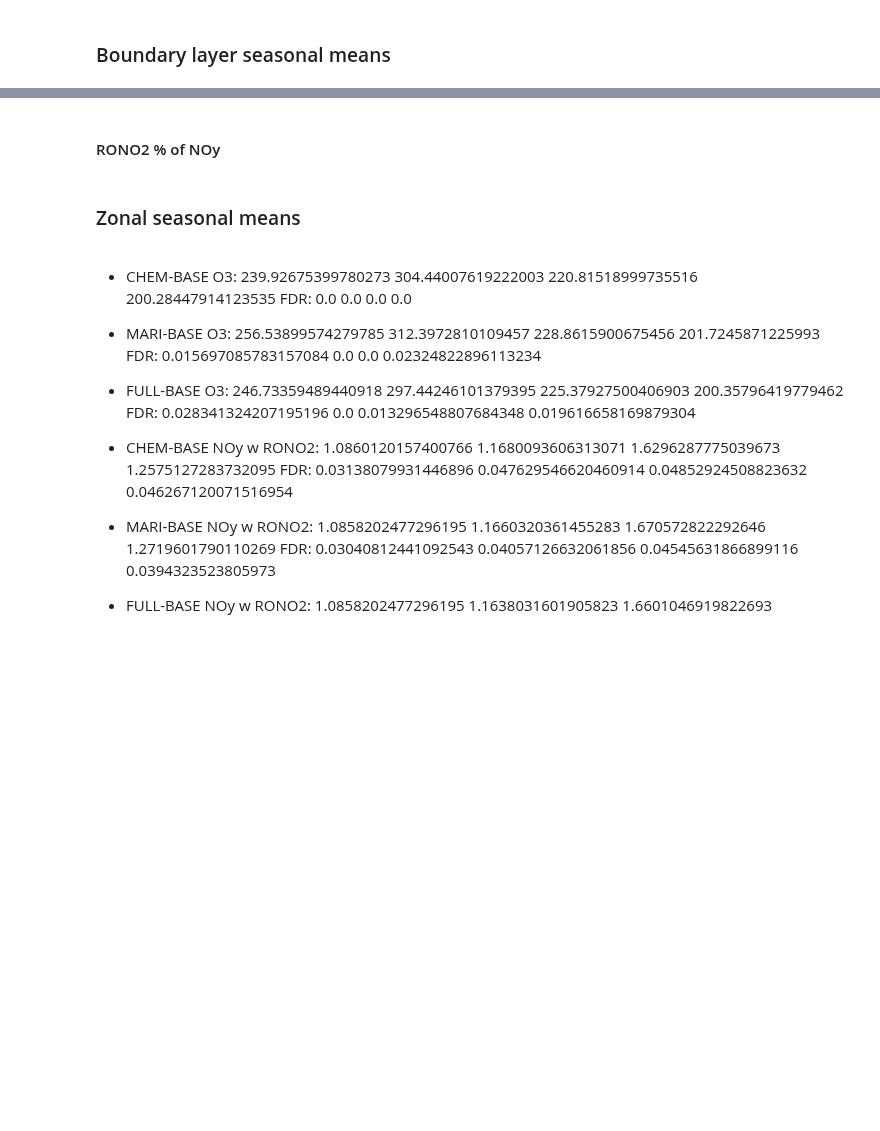
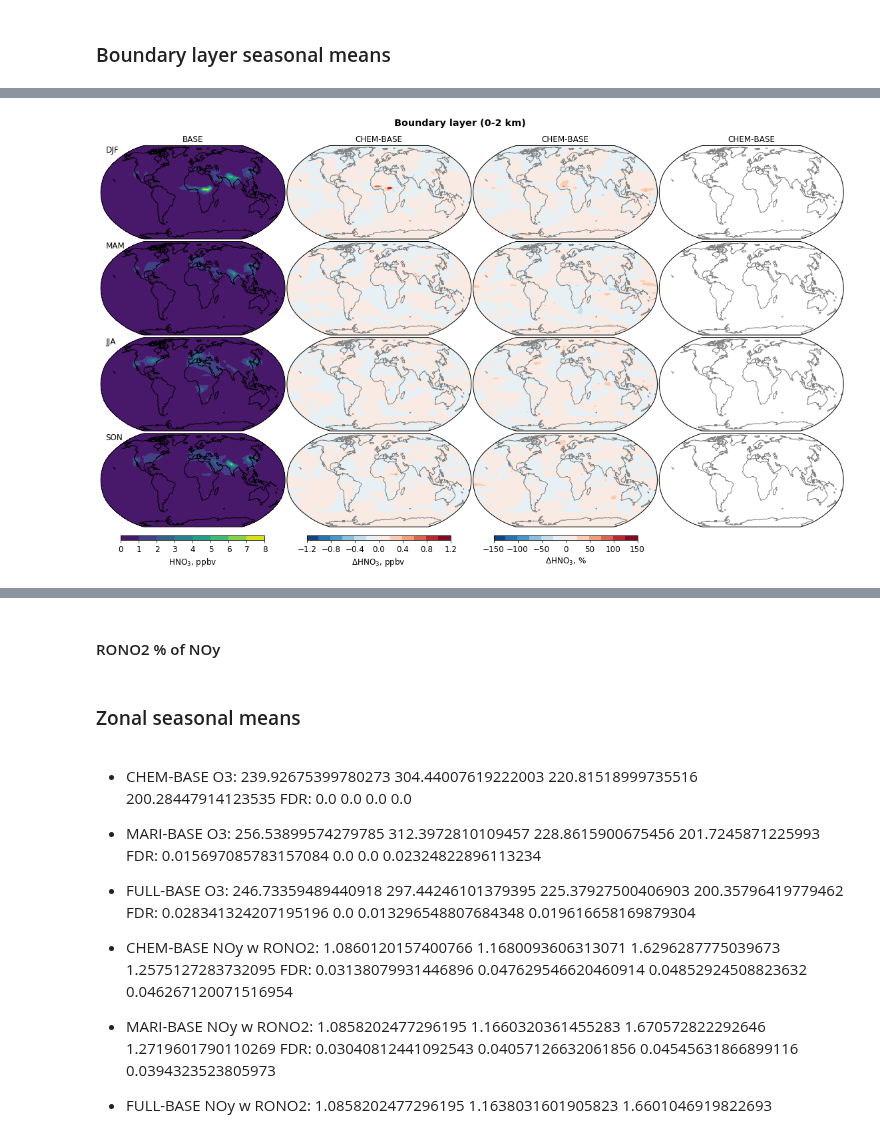
Before and after one commit to mzamyatina/phd_ukca, a Jupyter notebook: plt_xojn_ssndiff.ipynb, the cells around one changed output, grey strips where cells are left out. Saved outputs shown, nothing was run; the diff lists cells and outputs as text; code cells hidden in the pictures; blank space fills up the shorter version.

```diff
--- a/plt_xojn_ssndiff.ipynb
+++ b/plt_xojn_ssndiff.ipynb
@@ -32,10 +32,10 @@ plt.rcParams['mathtext.default'] = 'regular'
 # %%
 # Switches
 base_exp = 'BASE'
-sens_exp = 'FULL'
-var = 'nox'
+sens_exp = 'CHEM'
+var = 'hno3'
 w_rono2 = False
-savefig = False
+savefig = True
 publish = True
 bl = True
 # %%
@@ -250,9 +271,13 @@ FDR:  0.028931485644320184 0.007651341880011242 0.0008697695897533976 0.02968284
 if var == 'o3':
     bl_mean_cf_kwargs = dict(transform=ccrs.PlateCarree(), levels=np.arange(0,110,10))
 elif var == 'nox':
-    bl_mean_cf_kwargs = dict(transform=ccrs.PlateCarree(), levels=np.arange(0,16000,2000))
+    bl_mean_cf_kwargs = dict(transform=ccrs.PlateCarree(), levels=np.arange(0,16000,2000)*1e-3) # in ppb
 elif var == 'noy':
     bl_mean_cf_kwargs = dict(transform=ccrs.PlateCarree(), levels=np.arange(0,11,1))
+elif var == 'hno3':
+    bl_mean_cf_kwargs = dict(transform=ccrs.PlateCarree(), levels=np.arange(0,9,1))
+elif var == 'pan':
+    bl_mean_cf_kwargs = dict(transform=ccrs.PlateCarree(), levels=np.arange(0,2,0.2))
 bl_diff_cf_kwargs = dict(transform=ccrs.PlateCarree(), cmap='RdBu_r')
 bl_pval_sc_kwargs = dict(transform=ccrs.PlateCarree(), s=10, c='k', marker='.', alpha=1)
 fdr_bl = True # turn FDR on/off
@@ -312,8 +345,14 @@ if var == 'o3':
     bl_glb_absdiff_cf_kwargs = dict(transform=ccrs.PlateCarree(), cmap='RdBu_r', levels=np.arange(-8,9,1))
     bl_glb_pctdiff_cf_kwargs = dict(transform=ccrs.PlateCarree(), cmap='RdBu_r', levels=np.arange(-35,40,5))
 elif var == 'nox':
-    bl_glb_absdiff_cf_kwargs = dict(transform=ccrs.PlateCarree(), cmap='RdBu_r', levels=np.arange(-1200, 1400, 200))
+    bl_glb_absdiff_cf_kwargs = dict(transform=ccrs.PlateCarree(), cmap='RdBu_r', levels=np.arange(-1200,1400,200))
     bl_glb_pctdiff_cf_kwargs = dict(transform=ccrs.PlateCarree(), cmap='RdBu_r', levels=np.arange(-200,220,20))
 elif var == 'noy':
     bl_glb_absdiff_cf_kwargs = dict(transform=ccrs.PlateCarree(), cmap='RdBu_r', levels=np.arange(-1.4,1.6,0.2))
     bl_glb_pctdiff_cf_kwargs = dict(transform=ccrs.PlateCarree(), cmap='RdBu_r', levels=np.arange(-140,160,20), extend='max')
+elif var == 'hno3':
+    bl_glb_absdiff_cf_kwargs = dict(transform=ccrs.PlateCarree(), cmap='RdBu_r', levels=np.arange(-1.2,1.4,0.2))
+    bl_glb_pctdiff_cf_kwargs = dict(transform=ccrs.PlateCarree(), cmap='RdBu_r', levels=np.arange(-150,175,25))
+elif var == 'pan':
+    bl_glb_absdiff_cf_kwargs = dict(transform=ccrs.PlateCarree(), cmap='RdBu_r', levels=np.arange(-0.15,0.20,0.05))
+    bl_glb_pctdiff_cf_kwargs = dict(transform=ccrs.PlateCarree(), cmap='RdBu_r', levels=np.arange(-100,120,20))
@@ -378,2 +359,67 @@ if savefig:
+# %%
+fig, ax = plt.subplots(nrows=4, ncols=4, figsize=(20,20), subplot_kw=dict(projection=ccrs.Robinson(central_longitude=0)), facecolor='w')
+if var == 'nox':
+    ax[0,0].contourf(cyclic_lons, lats, cyc_base_bl_djf_mean.data*1e-3, **bl_mean_cf_kwargs) # in ppb
+    ax[1,0].contourf(cyclic_lons, lats, cyc_base_bl_mam_mean.data*1e-3, **bl_mean_cf_kwargs)
+    ax[2,0].contourf(cyclic_lons, lats, cyc_base_bl_jja_mean.data*1e-3, **bl_mean_cf_kwargs)
+    p30 = ax[3,0].contourf(cyclic_lons, lats, cyc_base_bl_son_mean.data*1e-3, **bl_mean_cf_kwargs)
+else:
+    ax[0,0].contourf(cyclic_lons, lats, cyc_base_bl_djf_mean.data, **bl_mean_cf_kwargs)
+    ax[1,0].contourf(cyclic_lons, lats, cyc_base_bl_mam_mean.data, **bl_mean_cf_kwargs)
+    ax[2,0].contourf(cyclic_lons, lats, cyc_base_bl_jja_mean.data, **bl_mean_cf_kwargs)
+    p30 = ax[3,0].contourf(cyclic_lons, lats, cyc_base_bl_son_mean.data, **bl_mean_cf_kwargs)
+
+ax[0,1].contourf(cyclic_lons, lats, cyc_bl_djf_diff.data, **bl_glb_absdiff_cf_kwargs)
+ax[0,2].contourf(cyclic_lons, lats, cyc_bl_djf_diff.data/cyc_base_bl_djf_mean.data*100, **bl_glb_pctdiff_cf_kwargs)
+
+ax[1,1].contourf(cyclic_lons, lats, cyc_bl_mam_diff.data, **bl_glb_absdiff_cf_kwargs)
+ax[1,2].contourf(cyclic_lons, lats, cyc_bl_mam_diff.data/cyc_base_bl_mam_mean.data*100, **bl_glb_pctdiff_cf_kwargs)
+
+ax[2,1].contourf(cyclic_lons, lats, cyc_bl_jja_diff.data, **bl_glb_absdiff_cf_kwargs)
+ax[2,2].contourf(cyclic_lons, lats, cyc_bl_jja_diff.data/cyc_base_bl_jja_mean.data*100, **bl_glb_pctdiff_cf_kwargs)
+
+p31 = ax[3,1].contourf(cyclic_lons, lats, cyc_bl_son_diff.data, **bl_glb_absdiff_cf_kwargs)
+p32 = ax[3,2].contourf(cyclic_lons, lats, cyc_bl_son_diff.data/cyc_base_bl_son_mean.data*100, **bl_glb_pctdiff_cf_kwargs)
+
+# ax[0,1].contour(cyclic_lons, lats, cyc_bl_djf_diff.data, levels=[1], transform=ccrs.PlateCarree(), cmap='RdBu_r')
+# ax[0,2].contour(cyclic_lons, lats, cyc_bl_djf_diff.data/cyc_base_bl_djf_mean.data*100, levels=[185], transform=ccrs.PlateCarree(), cmap='RdBu_r')
+
+ax[0,3].scatter(*stipple_bl(bl_djf_diff, bl_djf_p, fdr_bl), **bl_pval_sc_kwargs)
+ax[1,3].scatter(*stipple_bl(bl_mam_diff, bl_mam_p, fdr_bl), **bl_pval_sc_kwargs)
+ax[2,3].scatter(*stipple_bl(bl_jja_diff, bl_jja_p, fdr_bl), **bl_pval_sc_kwargs)
+ax[3,3].scatter(*stipple_bl(bl_son_diff, bl_son_p, fdr_bl), **bl_pval_sc_kwargs)
+
+fig.subplots_adjust(hspace=-0.78, wspace=0.01)
+cax0 = fig.add_axes([0.146, 0.29, 0.15, 0.005])
+cax1 = fig.add_axes([0.34, 0.29, 0.15, 0.005])
+cax2 = fig.add_axes([0.535, 0.29, 0.15, 0.005])
+if var == 'nox':
+    fig.colorbar(p30, cax=cax0, orientation='horizontal', label=var_dict['str'][var]+', ppbv')
+    fig.colorbar(p31, cax=cax1, orientation='horizontal', label='$\Delta$'+var_dict['str'][var]+', pptv')
+    fig.colorbar(p32, cax=cax2, orientation='horizontal', label='$\Delta$'+var_dict['str'][var]+', %')
+else:
+    fig.colorbar(p30, cax=cax0, orientation='horizontal', label=var_dict['str'][var]+', ppbv')
+    fig.colorbar(p31, cax=cax1, orientation='horizontal', label='$\Delta$'+var_dict['str'][var]+', ppbv')
+    fig.colorbar(p32, cax=cax2, orientation='horizontal', label='$\Delta$'+var_dict['str'][var]+', %')
+fig.text(0.13, 0.695, 'DJF', fontsize=12)
+fig.text(0.13, 0.595, 'MAM', fontsize=12)
+fig.text(0.13, 0.495, 'JJA', fontsize=12)
+fig.text(0.13, 0.395, 'SON', fontsize=12)
+if bl:
+    fig.suptitle('Boundary layer (0-2 km)', y=0.73, weight='bold')
+else:
+    fig.suptitle('Free troposphere (5-10 km)', y=0.73, weight='bold')
+ax[0,0].set_title(f'{base_exp}')
+for iax in ax[0,1:].flatten(): iax.set_title(f'{sens_exp}-{base_exp}')
+for iax in ax.flatten(): iax.set_global()
+for iax in ax[:,0].flatten(): iax.coastlines(color='k')
+for iax in ax[0:4,1:].flatten(): iax.coastlines(color='grey')
+if savefig:
+    if bl:
+        fig.savefig(path_to_figs / f'{sens_exp.lower()}_{base_exp.lower()}_{var}_pbl_ssn_mean_diff.png', bbox_inches='tight', dpi=300)
+    else:
+        fig.savefig(path_to_figs / f'{sens_exp.lower()}_{base_exp.lower()}_{var}_frt_ssn_mean_diff.png', bbox_inches='tight', dpi=300)
+# %% [output]
+[figure, added]
 # %%
 break
```
Also changed, not shown: parts of 6 cells of this notebook.
